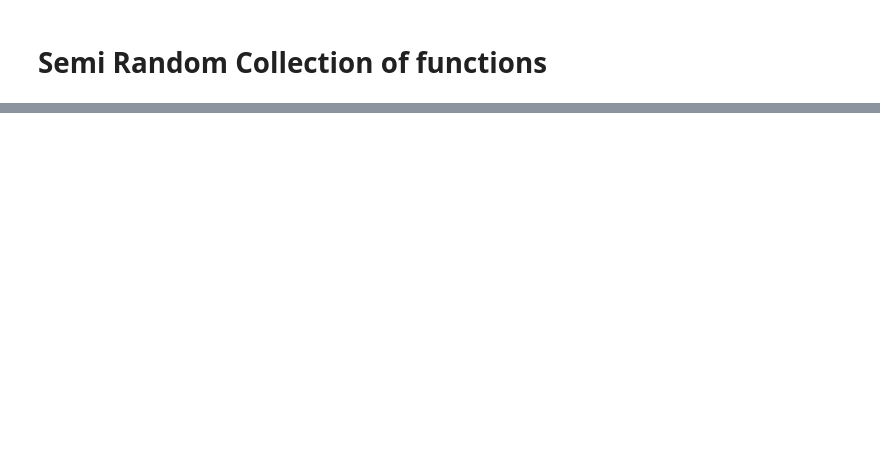
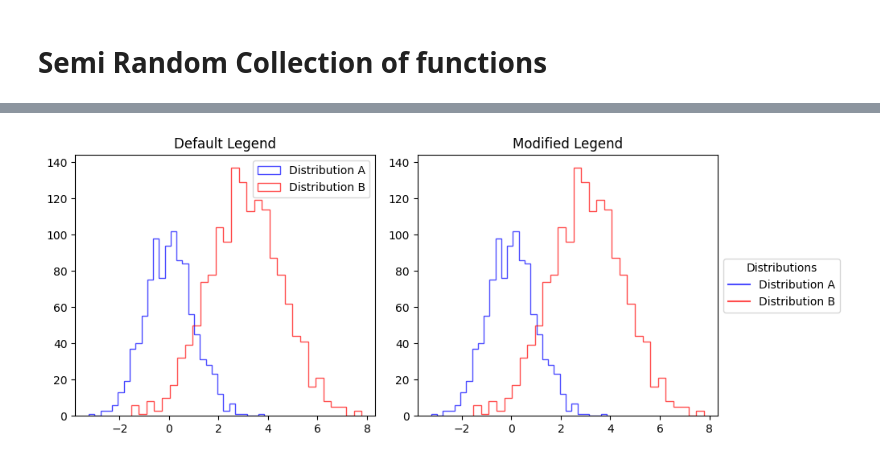
Before and after one commit to mtinti/ProjectUtility, a Jupyter notebook: nbs/00_core.ipynb, the cells around one changed output, grey strips where cells are left out. Drawn from its saved outputs; the diff is of its cells as text; code cells hidden in the pictures; blank space fills up the shorter version.

Commit message:
add example for plots

```diff
--- a/nbs/00_core.ipynb
+++ b/nbs/00_core.ipynb
@@ -325,0 +355,29 @@ def hist_legend(ax, title = False):
+# %%
+# Create sample data for multiple distributions
+np.random.seed(42)  # For reproducibility
+data_a = np.random.normal(0, 1, 1000)
+data_b = np.random.normal(3, 1.5, 1500)
+
+# Create a figure with 2 subplots side by side
+fig, (ax1, ax2) = plt.subplots(1, 2, figsize=(10, 4))
+
+# Left subplot: Default histogram legend
+ax1.hist(data_a, bins=30, alpha=0.7, label='Distribution A', edgecolor='blue', histtype='step')
+ax1.hist(data_b, bins=30, alpha=0.7, label='Distribution B', edgecolor='red', histtype='step')
+ax1.set_title('Default Legend')
+ax1.legend()  # Default legend
+
+# Right subplot: Modified histogram legend
+ax2.hist(data_a, bins=30, alpha=0.7, label='Distribution A', edgecolor='blue', histtype='step')
+ax2.hist(data_b, bins=30, alpha=0.7, label='Distribution B', edgecolor='red', histtype='step')
+ax2.set_title('Modified Legend')
+mod_hist_legend(ax2, title='Distributions')  # Apply our function
+
+# Adjust layout to give space for the right-side legend
+plt.tight_layout()
+fig.subplots_adjust(right=0.85)
+
+# Display the figure
+plt.show()
+# %% [output]
+[figure, added]
```
Also changed, not shown: parts of 5 cells of this notebook, 5 other files.
